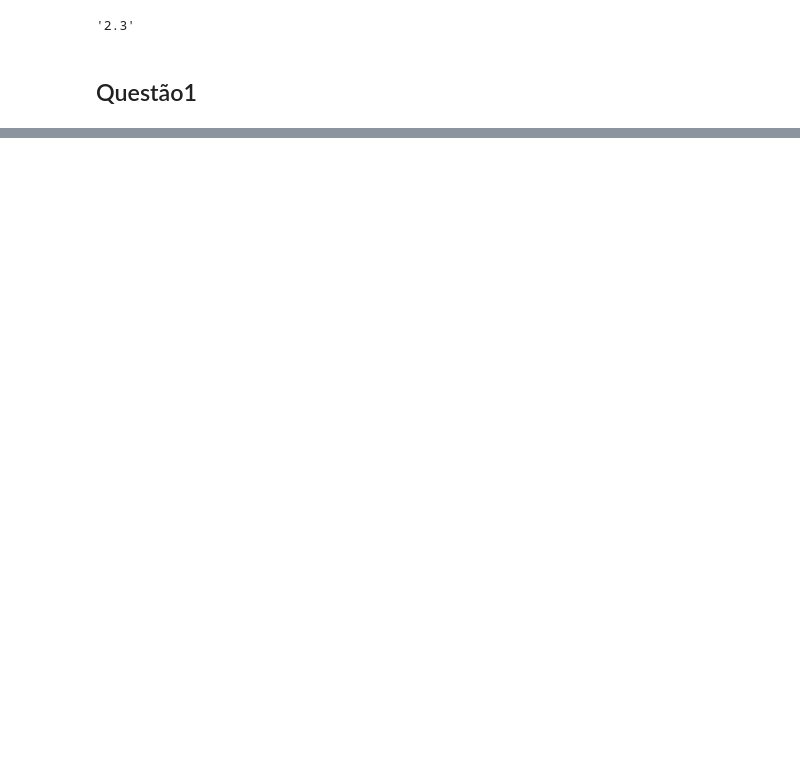
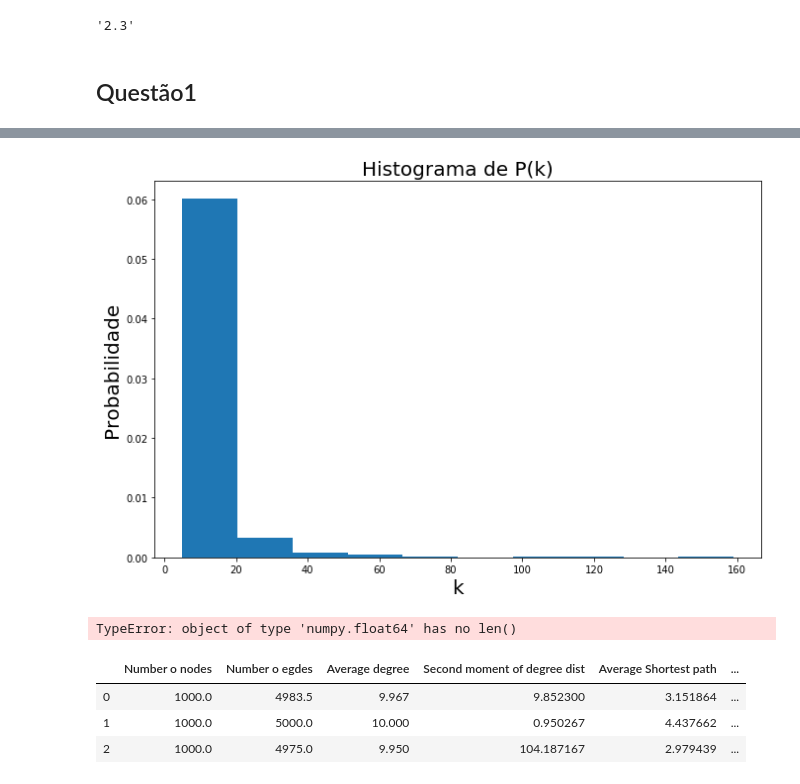
Before and after one commit to illiamw/Redes-Complexas, a Jupyter notebook: Projeto3/Projeto3.ipynb, the cells around one changed output, grey strips where cells are left out. Drawn from its saved outputs; the diff is of its cells as text; code cells hidden in the pictures; blank space fills up the shorter version.

```diff
--- a/Projeto3/Projeto3.ipynb
+++ b/Projeto3/Projeto3.ipynb
@@ -281,0 +306,9 @@ RA_medidas.append(RA_degree_pearson_correlation_coefficient)
+# %%
+RA_k,RA_pk,RA_grau = degree_distribution(RA[0])
+plog_histograma(RA_grau)
+# %% [output]
+[figure, added]
+# %%
+RE_medidas = means(RE_medidas)
+# %% [output]
+TypeError: object of type 'numpy.float64' has no len()
@@ -281,0 +324,9 @@ RA_medidas.append(RA_degree_pearson_correlation_coefficient)
+# %%
+Redes_Random # 0 - redes Erdös-Rényi
+             # 1 - WattsStrogatz
+             # 2 - Barabási-Albert
+# %% [output]
+|  | Number o nodes | Number o egdes | Average degree | Second moment of degree dist | Average Shortest path | ... |
+| 0 | 1000.0 | 4983.5 | 9.967 | 9.852300 | 3.151864 | ... |
+| 1 | 1000.0 | 5000.0 | 10.000 | 0.950267 | 4.437662 | ... |
+| 2 | 1000.0 | 4975.0 | 9.950 | 104.187167 | 2.979439 | ... |
```
Also changed, not shown: parts of 16 cells of this notebook.
